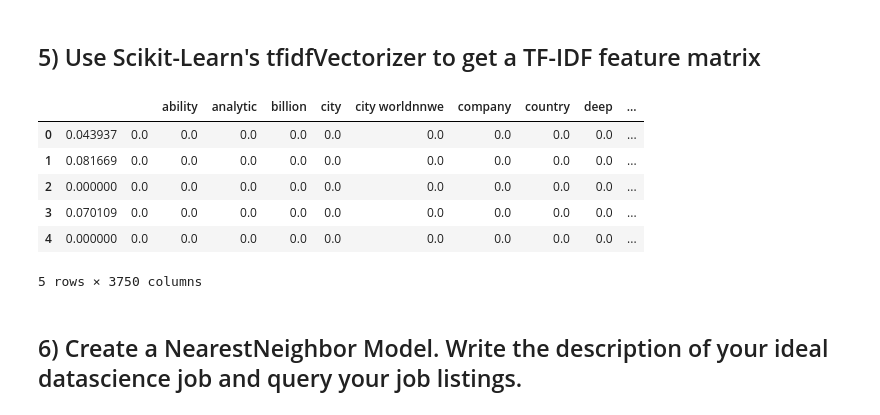
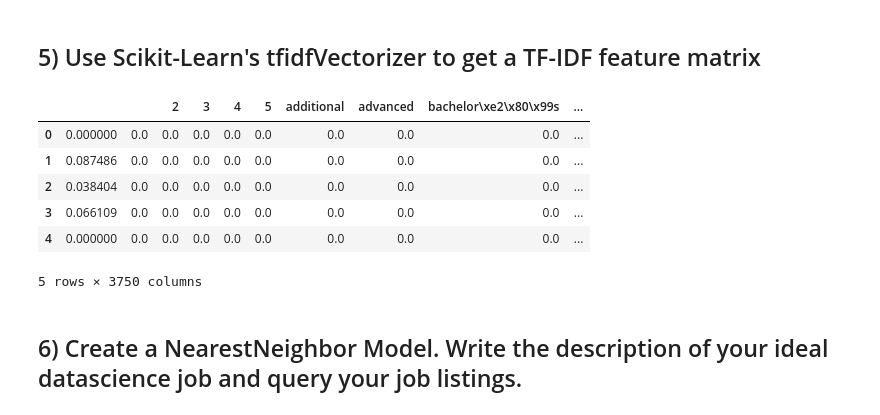
Before and after one commit to KennethTBarrett/DS-Unit-4-Sprint-1-NLP, a Jupyter notebook: module2-vector-representations/LS_DS_412_Vector_Representations_Assignment.ipynb, the cells around one changed output. Drawn from its saved outputs; the diff is of its cells as text; code cells hidden in the pictures.

```diff
--- a/module2-vector-representations/LS_DS_412_Vector_Representations_Assignment.ipynb
+++ b/module2-vector-representations/LS_DS_412_Vector_Representations_Assignment.ipynb
@@ -57,0 +44,6 @@ ds_df.head()
+# %%
+# DS13 ALTERATION - Let's go ahead and clean this up a bit more.
+
+for i in range(len(ds_df)):
+  ds_df['description'][i] = ds_df['description'][i][2:-1]  # Removing b and beginning / ending quotes
+  ds_df['description'][i] = ds_df['description'][i].replace('\\n', ' ')  # Removing line breaks.
@@ -65,18 +66,9 @@ from spacy.tokenizer import Tokenizer
 nlp = spacy.load("en_core_web_lg")
 tokenizer = Tokenizer(nlp.vocab)
 # %%
-# I'm going to go ahead and extend the stop words
+# I'm going to go ahead and extend the stop words - added additional stop words (DS13)
 STOP_WORDS = nlp.Defaults.stop_words.union(["job", "data", "description",
                                             "requirements", "scientist", "you", "will",
                                             "apply", "now", "opportunity", "position",
                                             "team", "work", "experience", "science", "company",
-                                            "job"]) # These are all irrelevant
-
-ds_df = ds_df.reset_index(drop=True)  # Issue with index resolved
-
-for i in range(len(ds_df)):
-    ds_df['description'][i] = ds_df['description'][i].replace('\\n', ' ')  # Gets rid of line breaks
-    ds_df['description'] = ds_df['description'].apply(lambda x: re.sub(r'[^a-zA-Z ]', '', x))  # Remove punctuation w/ Regex
-    ds_df['description'][i] = ds_df['description'][i][1:]  # Gets rid of 'b' at the front
-
-ds_df['description'].sample(5)
+                                            "job", "office", "located", "work", "business"])
@@ -188,25 +165,25 @@ def tokenize(document):
 # %%
 # Imports
 from sklearn.feature_extraction.text import TfidfVectorizer
 
 # Instantiate Vectorizer
 tfidf = TfidfVectorizer(stop_words='english', ngram_range=(1,3),
-                        max_df=0.9, min_df=2, max_features=3750,
+                        max_df=.95, min_df=2, max_features=3750,
                         tokenizer=tokenize)
 
 # Create vocabulary / get word counts
 dtm = tfidf.fit_transform(ds_df['description'])
 
 dtm = pd.DataFrame(dtm.todense(), columns=tfidf.get_feature_names())
 
 dtm.head()
 # %% [output]
-|  |  |  | ability | analytic | billion | city | city worldnnwe | company | country | deep | ... |
-| 0 | 0.043937 | 0.0 | 0.0 | 0.0 | 0.0 | 0.0 | 0.0 | 0.0 | 0.0 | 0.0 | ... |
-| 1 | 0.081669 | 0.0 | 0.0 | 0.0 | 0.0 | 0.0 | 0.0 | 0.0 | 0.0 | 0.0 | ... |
-| 2 | 0.000000 | 0.0 | 0.0 | 0.0 | 0.0 | 0.0 | 0.0 | 0.0 | 0.0 | 0.0 | ... |
-| 3 | 0.070109 | 0.0 | 0.0 | 0.0 | 0.0 | 0.0 | 0.0 | 0.0 | 0.0 | 0.0 | ... |
-| 4 | 0.000000 | 0.0 | 0.0 | 0.0 | 0.0 | 0.0 | 0.0 | 0.0 | 0.0 | 0.0 | ... |
+|  |  |  | 2 | 3 | 4 | 5 | additional | advanced | bachelor\xe2\x80\x99s | ... |
+| 0 | 0.000000 | 0.0 | 0.0 | 0.0 | 0.0 | 0.0 | 0.0 | 0.0 | 0.0 | ... |
+| 1 | 0.087486 | 0.0 | 0.0 | 0.0 | 0.0 | 0.0 | 0.0 | 0.0 | 0.0 | ... |
+| 2 | 0.038404 | 0.0 | 0.0 | 0.0 | 0.0 | 0.0 | 0.0 | 0.0 | 0.0 | ... |
+| 3 | 0.066109 | 0.0 | 0.0 | 0.0 | 0.0 | 0.0 | 0.0 | 0.0 | 0.0 | ... |
+| 4 | 0.000000 | 0.0 | 0.0 | 0.0 | 0.0 | 0.0 | 0.0 | 0.0 | 0.0 | ... |
 5 rows × 3750 columns
 # %% [markdown]
 ## 6) Create a NearestNeighbor Model. Write the description of your ideal datascience job and query your job listings.
```
Also changed, not shown: parts of 13 cells of this notebook.
